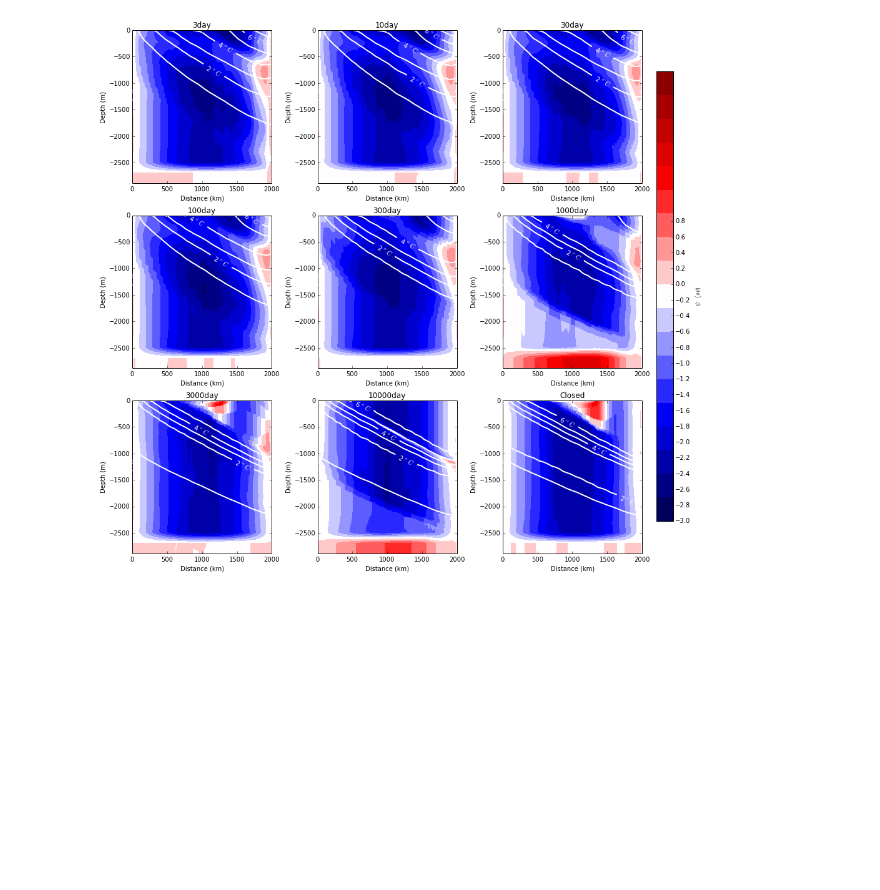
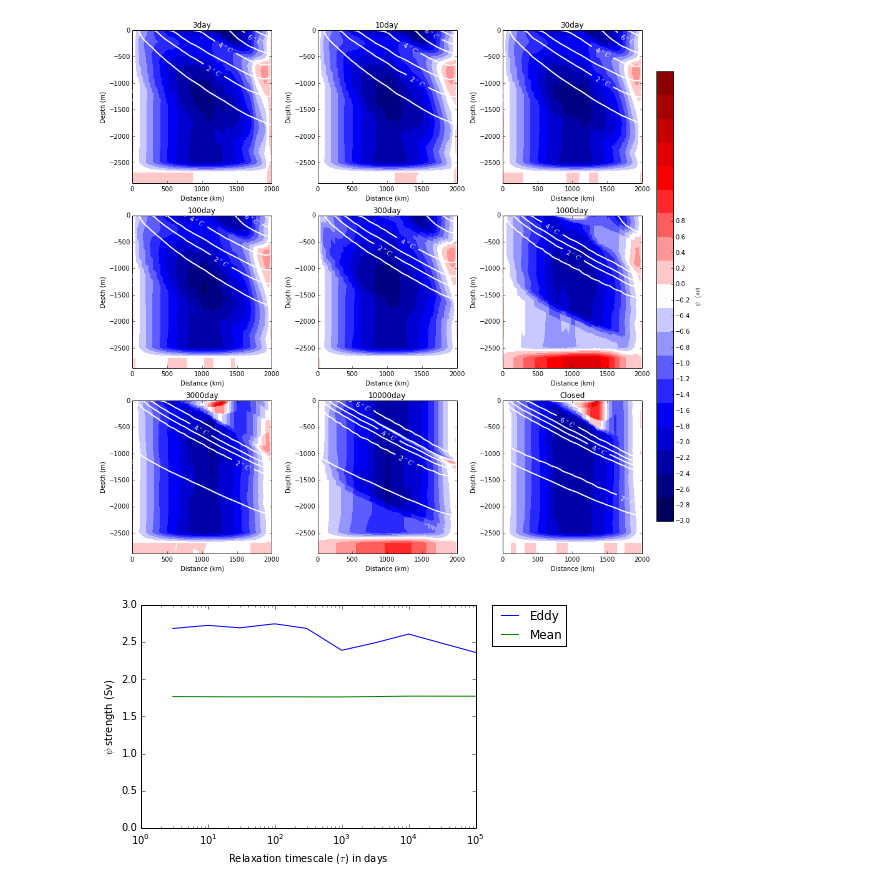
Before and after one commit to hlburns/Notebooks, a Jupyter notebook: Plotters/RMOCremapanel.ipynb, the cells around one changed output. Drawn from its saved outputs; the diff is of its cells as text; code cells hidden in the pictures; blank space fills up the shorter version.

Commit message:
Graphs of av max ROC cells added

```diff
--- a/Plotters/RMOCremapanel.ipynb
+++ b/Plotters/RMOCremapanel.ipynb
@@ -113,6 +113,8 @@ Yc=file2.variables['Y']
 Yc=Yc[:]*1
 # %%
 fig=plt.figure(figsize=(12.5,12.5))
+EDDY=[]
+MOC=[]
 for i in range(len(Runs)):
     fname=x+'/'+str(tau[Runs[i]])+'daynokpp/'+Year
     file2read = netcdf.NetCDFFile(fname,'r')
@@ -156,6 +158,7 @@ for i in range(len(Runs)):
     psi4 = np.pad(psi3, pad_width=npad, mode='constant', constant_values=0)
     Psi=psi  #Convert to Sv
     Psi2=psi4/10**6
+    MOC.append(np.nanmean(Psi2[3:-2,50:-50]))
     Psi=numba_regrid(Psi)
     Psi2=numba_regrid(Psi2)
     #Remap Part
@@ -190,6 +193,7 @@ for i in range(len(Runs)):
     P3new=linspace(Z[0],Zp[-1],168)
     P3exp=P3(P3new)
     Psied=Psimap-P3exp
+    EDDY.append(np.nanmax(abs(Psied[7:-50,100:-100])))
     Q_levs = (np.arange(-16,16)+0.5)
     Psi_levs = Q_levs / 10
     Q_ticks = np.arange(-12,12,4.)
@@ -244,3 +248,16 @@ else:
     plt.savefig(q+"/Remapanel"+str(start)+"-"+str(end)+".png")
 # %% [output]
 [figure]
+# %%
+tau[8]=100000
+plt.plot(tau,abs(np.array(EDDY)),label='Eddy')
+plt.plot(tau,abs(np.array(MOC)),label='Mean')
+#plt.plot(tau,abs(np.array(AAIW)),label='AAIW')
+plt.xscale('log')
+plt.xlabel(r'Relaxation timescale ($\tau$) in days')
+plt.ylabel(r'$\psi$ strength (Sv)')
+ylim(0,3)
+lgd=plt.legend(bbox_to_anchor=(1.05, 1), loc=2, borderaxespad=0.)
+tau[8]='Closed'
+# %% [output]
+[figure, added]
```
Also changed, not shown: parts of 1 cell of this notebook, 2 other files.
